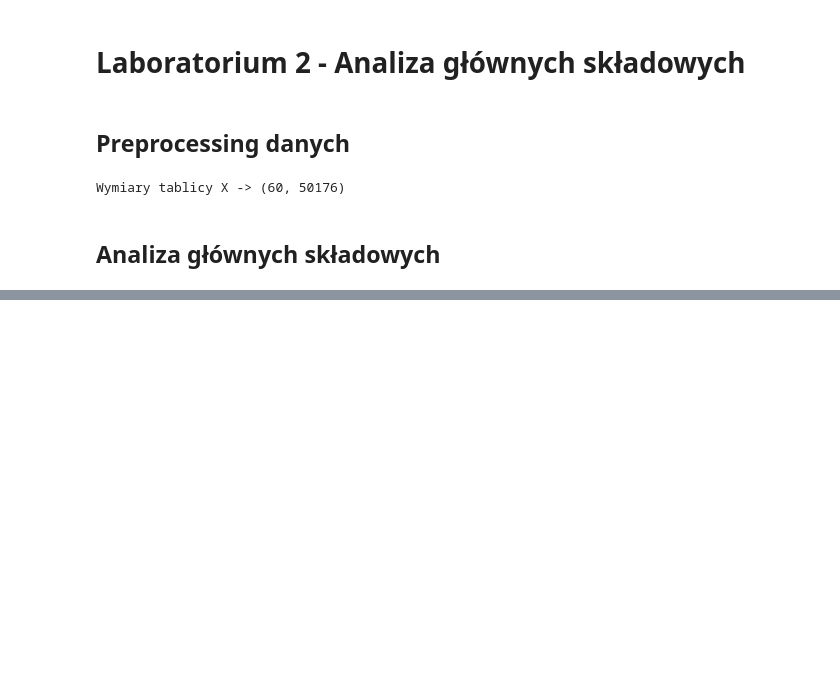
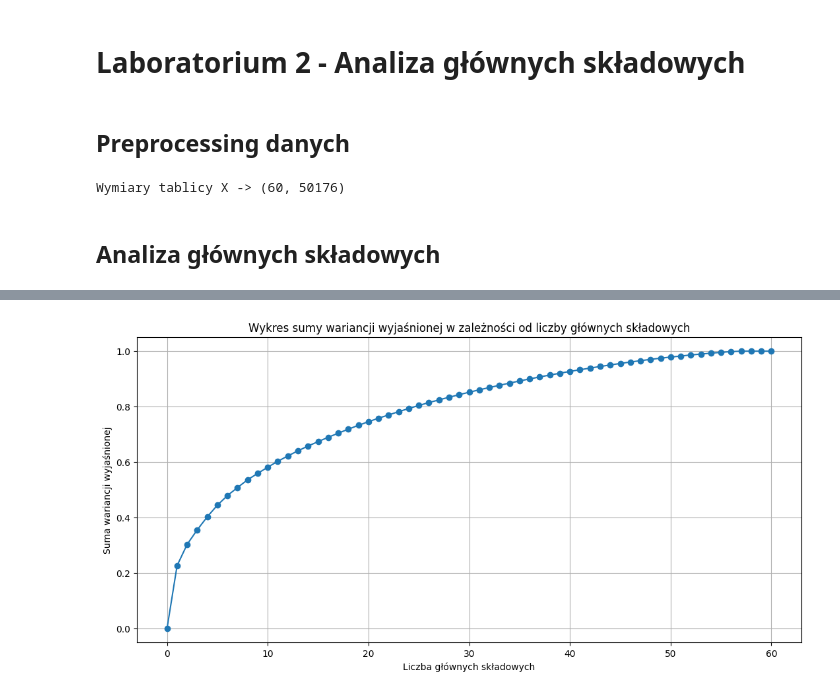
Before and after one commit to uqsz/machine_learning, a Jupyter notebook: lab2/lab2-kod.ipynb, the cells around one changed output, grey strips where cells are left out. Cells and saved outputs as stored; diff of their text form; code cells hidden in the pictures; blank space fills up the shorter version.

```diff
--- a/lab2/lab2-kod.ipynb
+++ b/lab2/lab2-kod.ipynb
@@ -38,0 +64,13 @@ Wymiary tablicy X -> (60, 50176)
+# %%
+explained_variance_sum = []
+for n in range(0, 61):
+    explained_variance_sum.append(np.sum(pca.explained_variance_ratio_[:n]))
+plt.figure(figsize=(13, 6))
+plt.plot(np.arange(0, 61), explained_variance_sum, marker='o', linestyle='-')
+plt.title('Wykres sumy wariancji wyjaśnionej w zależności od liczby głównych składowych')
+plt.xlabel('Liczba głównych składowych')
+plt.ylabel('Suma wariancji wyjaśnionej')
+plt.grid(True)
+plt.savefig("graphs/var_sum.png")
+# %% [output]
+[figure, added]
```
Also changed, not shown: parts of 4 cells of this notebook, 2 other files.
